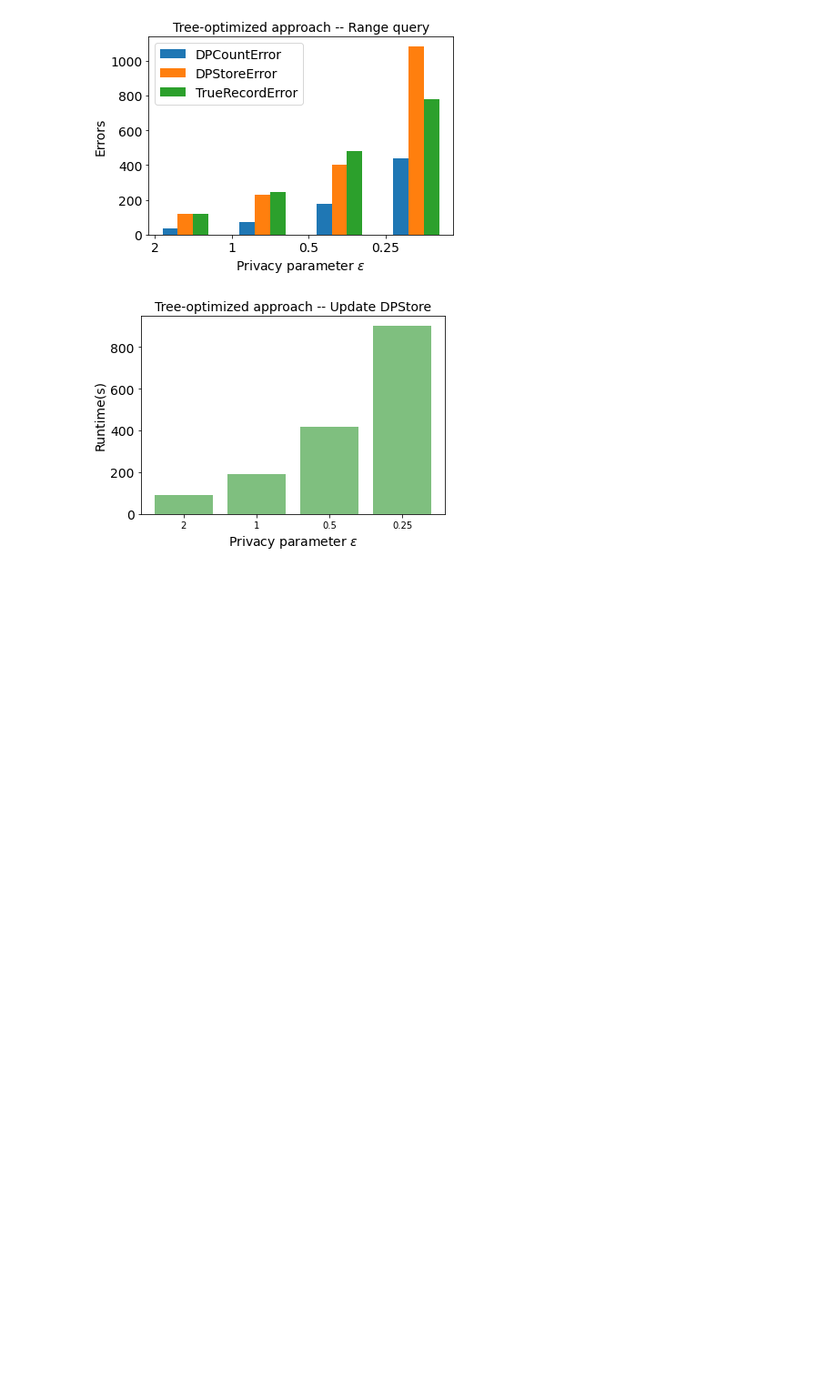
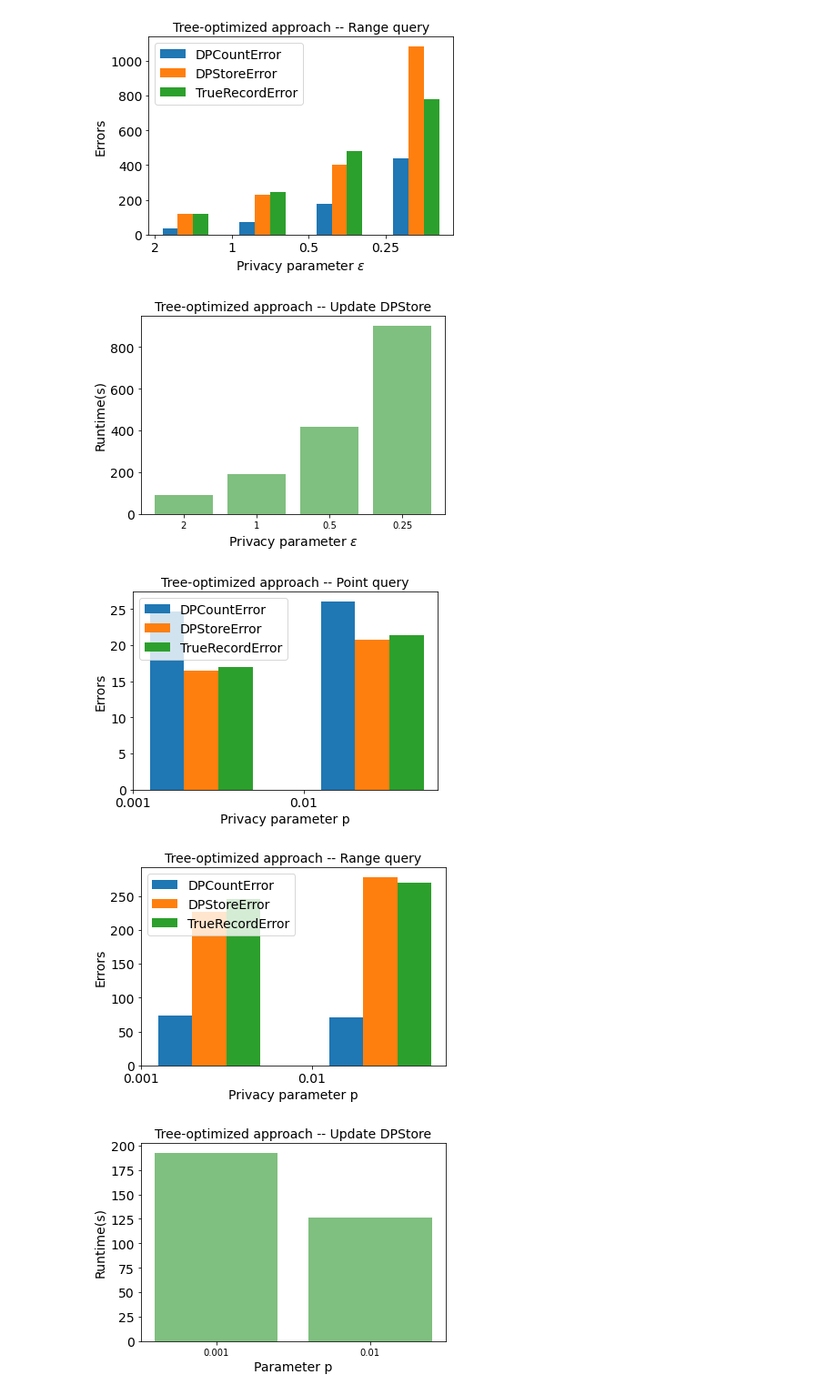
Before and after one commit to ypzhang725/Longshot, a Jupyter notebook: emp-sh2pc/resultsEMP4/EMP4.ipynb, the cells around one changed output. Shown at 91% size. Saved outputs shown, nothing was run; the diff lists cells and outputs as text; code cells hidden in the pictures; blank space fills up the shorter version.

```diff
--- a/emp-sh2pc/resultsEMP4/EMP4.ipynb
+++ b/emp-sh2pc/resultsEMP4/EMP4.ipynb
@@ -833,0 +983,12 @@ plotQ31(T, epsList, N)
+# %%
+# Q3-2
+# x axis: T
+# y axis: sortTime + 3errors
+T = 200
+pList = [0.001,0.01]
+N = 1000  # bigger N 1000, 10000
+plotQ32(T, pList, N)
+# %% [output]
+[figure, added]
+[figure, added]
+[figure, added]
```
Also changed, not shown: parts of 3 cells of this notebook, 3 other files.
